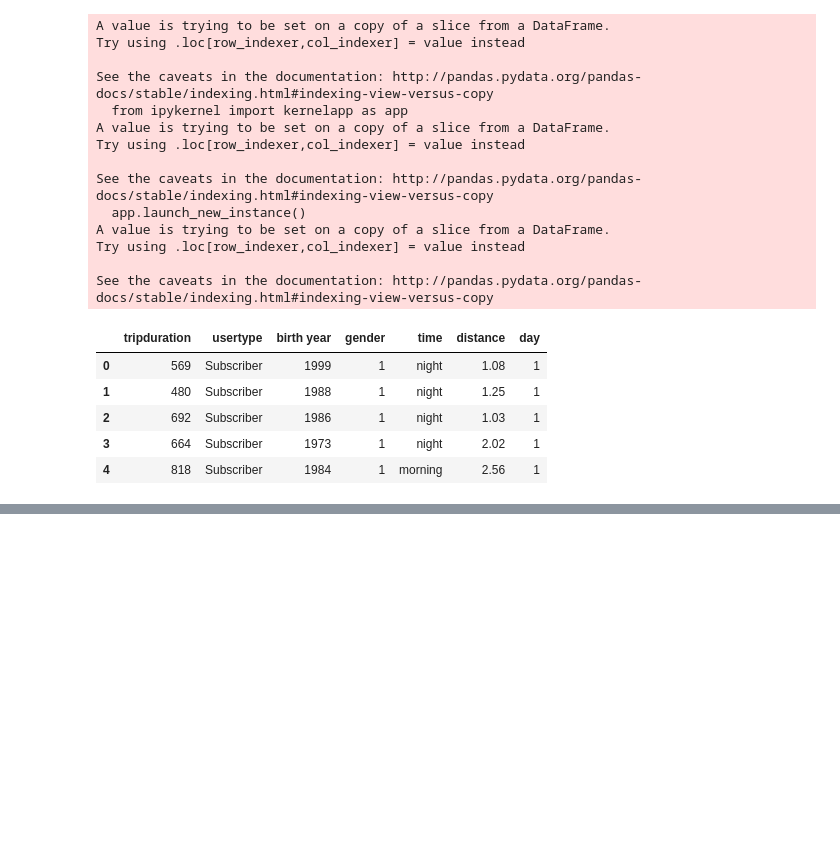
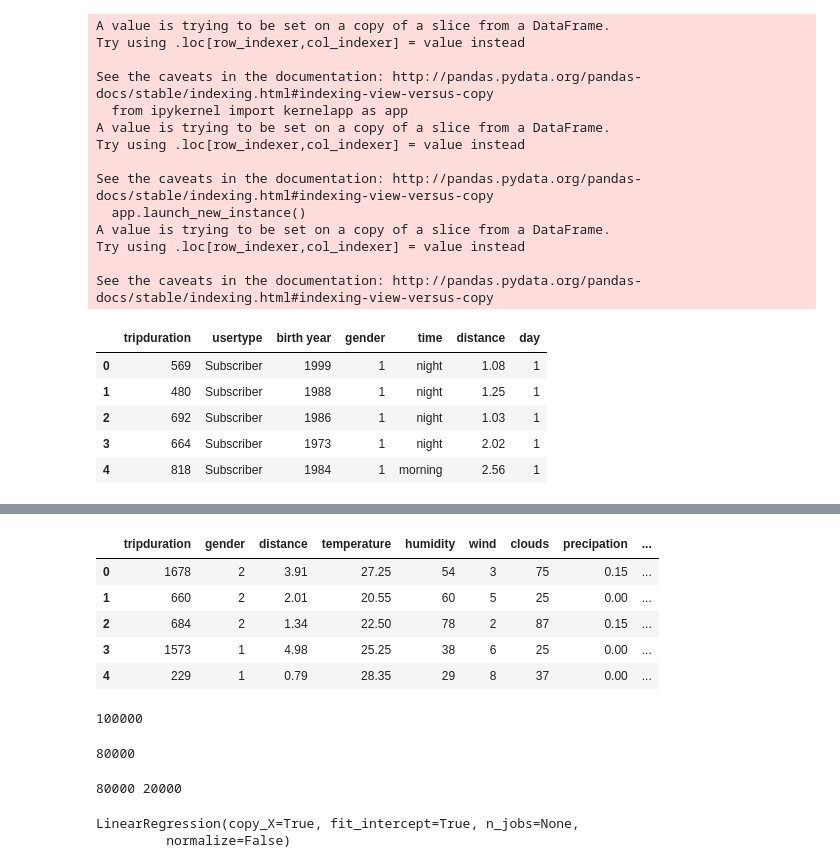
Before and after one commit to AntonBorkivskyi/BikeSharing, a Jupyter notebook: Step3.ipynb, the cells around one changed output, grey strips where cells are left out. Saved outputs shown, nothing was run; the diff lists cells and outputs as text; code cells hidden in the pictures; blank space fills up the shorter version.

```diff
--- a/Step3.ipynb
+++ b/Step3.ipynb
@@ -213,0 +309,36 @@ data1.head(5)
+# %%
+data1 = data1.reset_index(drop=True)
+# %%
+data1.head(5)
+# %% [output]
+|  | tripduration | gender | distance | temperature | humidity | wind | clouds | precipation | ... |
+| 0 | 1678 | 2 | 3.91 | 27.25 | 54 | 3 | 75 | 0.15 | ... |
+| 1 | 660 | 2 | 2.01 | 20.55 | 60 | 5 | 25 | 0.00 | ... |
+| 2 | 684 | 2 | 1.34 | 22.50 | 78 | 2 | 87 | 0.15 | ... |
+| 3 | 1573 | 1 | 4.98 | 25.25 | 38 | 6 | 25 | 0.00 | ... |
+| 4 | 229 | 1 | 0.79 | 28.35 | 29 | 8 | 37 | 0.00 | ... |
+# %%
+print(len(data1))
+# %% [output]
+100000
+# %%
+k = int(0.8 * len(data1))
+print(k)
+y_train = data1["distance"][:k]
+y_test = data1["distance"][k:]
+del data1["distance"]
+x_train = data1[:k]
+x_test = data1[k:]
+# %% [output]
+80000
+# %%
+print(len(x_train), len(x_test))
+# %% [output]
+80000 20000
+# %%
+model = LinearRegression()
+
+model.fit(x_train, y_train)
+# %% [output]
+LinearRegression(copy_X=True, fit_intercept=True, n_jobs=None,
+         normalize=False)
```
Also changed, not shown: parts of 21 cells of this notebook.
